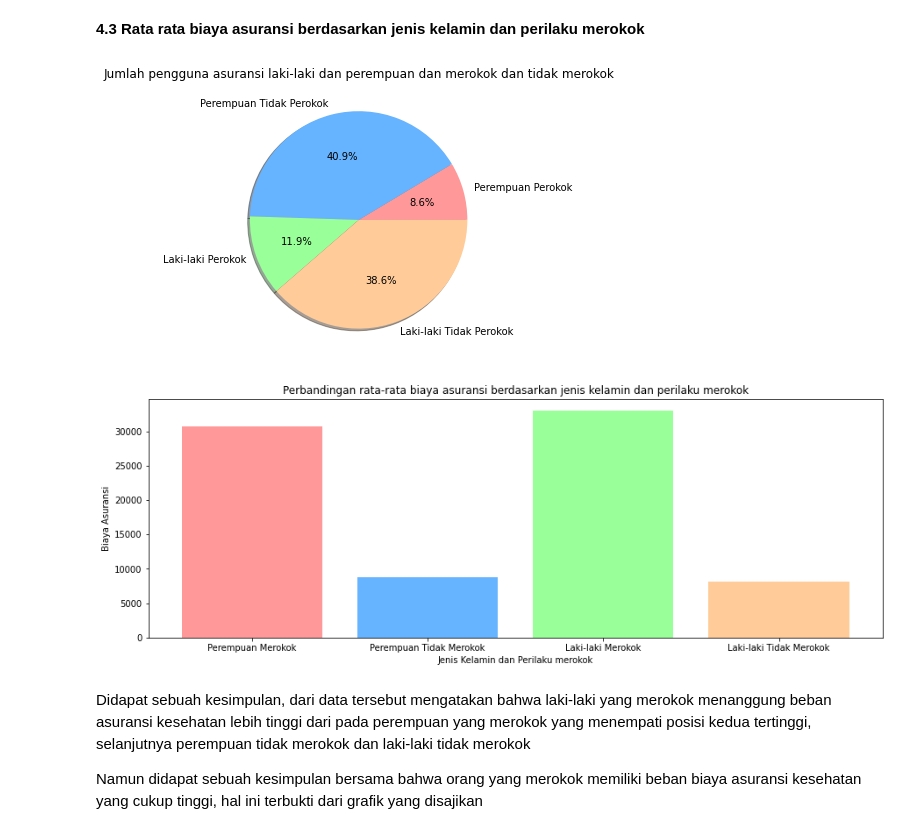
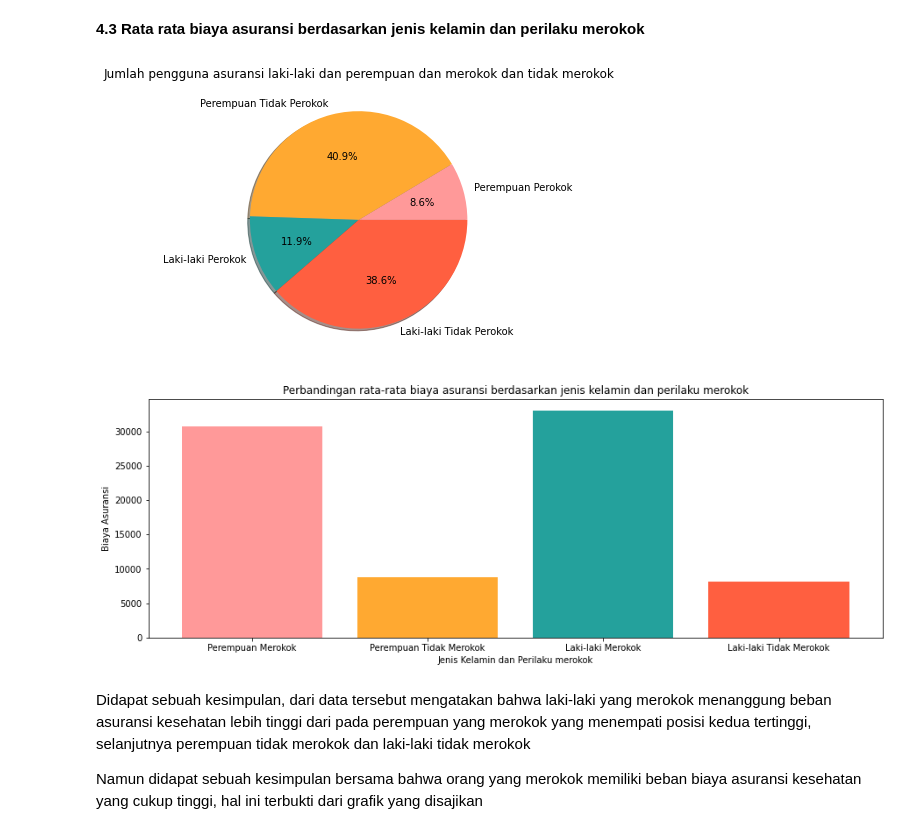
Before and after one commit to andrinur13/kuliah_bigdata, a Jupyter notebook: 1800018190.ipynb, the cells around one changed output. Drawn from its saved outputs; the diff is of its cells as text; code cells hidden in the pictures.

```diff
--- a/1800018190.ipynb
+++ b/1800018190.ipynb
@@ -418,15 +418,15 @@ Didapat sebuah kesimpulan, dari data tersebut biaya asuransi yang harus dibayark
 # %%
 # plotting data
 fig, axes = plt.subplots()
 
 # jumlah pengguna asuransi laki-laki dan perempuan
 fig.set_size_inches(7, 5)
 
 plt.title('Jumlah pengguna asuransi laki-laki dan perempuan dan merokok dan tidak merokok')
-plt.pie([data_perempuan_perokok.count(), data_perempuan_tidak_perokok.count(), data_lakiLaki_perokok.count(), data_lakiLaki_tidak_perokok.count()], labels=['Perempuan Perokok', 'Perempuan Tidak Perokok', 'Laki-laki Perokok', 'Laki-laki Tidak Perokok'], autopct='%1.1f%%', shadow=True, startangle=0, colors=['#ff9999','#66b3ff','#99ff99','#ffcc99'])
+plt.pie([data_perempuan_perokok.count(), data_perempuan_tidak_perokok.count(), data_lakiLaki_perokok.count(), data_lakiLaki_tidak_perokok.count()], labels=['Perempuan Perokok', 'Perempuan Tidak Perokok', 'Laki-laki Perokok', 'Laki-laki Tidak Perokok'], autopct='%1.1f%%', shadow=True, startangle=0, colors=['#ff9999','#ffa931','#24a19c','#ff5f40'])
 print('\n')
 # %% [output]
-[figure, old version]
+[figure, new version]
 # %%
 # plotting data
 
@@ -435,16 +435,16 @@ fig, axes = plt.subplots()
 
 plt.title('Perbandingan rata-rata biaya asuransi berdasarkan jenis kelamin dan perilaku merokok')
 plt.bar('Perempuan Merokok', pr_mrkk, color='#ff9999')
-plt.bar('Perempuan Tidak Merokok', pr_tdk_mrkk, color='#66b3ff')
-plt.bar('Laki-laki Merokok', lk_mrkk, color='#99ff99')
-plt.bar('Laki-laki Tidak Merokok', lk_tdk_mrkk, color='#ffcc99')
+plt.bar('Perempuan Tidak Merokok', pr_tdk_mrkk, color='#ffa931')
+plt.bar('Laki-laki Merokok', lk_mrkk, color='#24a19c')
+plt.bar('Laki-laki Tidak Merokok', lk_tdk_mrkk, color='#ff5f40')
 plt.xlabel('Jenis Kelamin dan Perilaku merokok')
 plt.ylabel('Biaya Asuransi')
 fig.set_size_inches(15, 5)
 
 print('\n')
 # %% [output]
-[figure, old version]
+[figure, new version]
 # %% [markdown]
 Didapat sebuah kesimpulan, dari data tersebut mengatakan bahwa laki-laki yang merokok menanggung beban asuransi kesehatan lebih tinggi dari pada perempuan yang merokok yang menempati posisi kedua tertinggi, selanjutnya perempuan tidak merokok dan laki-laki tidak merokok
 
```
Also changed, not shown: parts of 3 cells of this notebook.
